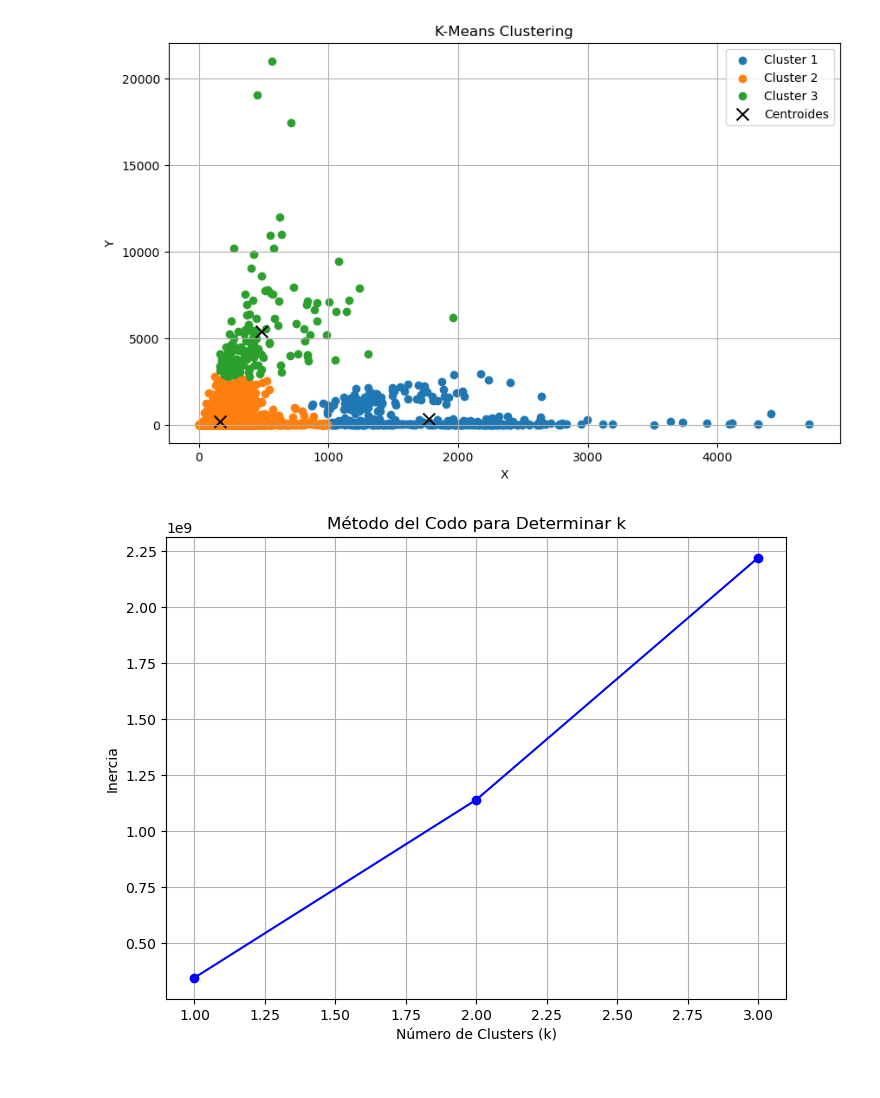
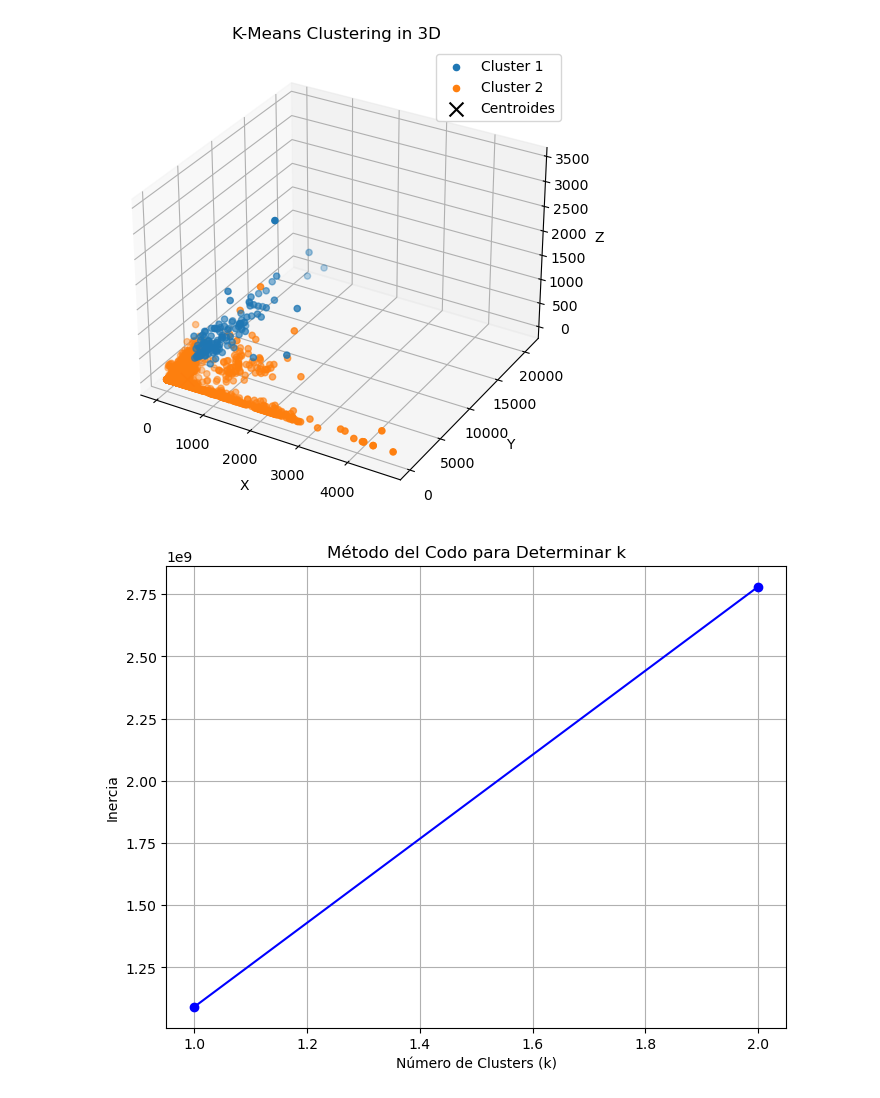
Before and after one commit to Senorita-glez/MachineLearning, a Jupyter notebook: Practica-2/Practica-2.ipynb, the cells around one changed output. Drawn from its saved outputs; the diff is of its cells as text; code cells hidden in the pictures.

```diff
--- a/Practica-2/Practica-2.ipynb
+++ b/Practica-2/Practica-2.ipynb
@@ -61,35 +79,6 @@ def plot_clusters(centroids, clusters):
     ax1.set_title('K-Means Clustering')
     ax1.legend()
     ax1.grid(True)
-# %%
-
-def plot_clusters_3d(centroids, clusters):
-    fig = plt.figure(figsize=(10, 6))
-    ax1 = fig.add_subplot(111, projection='3d')
-
-    for i, cluster in enumerate(clusters):
-        x, y, z = zip(*cluster)
-        ax1.scatter(x, y, z, label=f'Cluster {i + 1}')
-
-    centroids_x, centroids_y, centroids_z = zip(*centroids)
-    ax1.scatter(centroids_x, centroids_y, centroids_z, color='black', marker='x', s=100, label='Centroides')
-
-    ax1.set_xlabel('X')
-    ax1.set_ylabel('Y')
-    ax1.set_zlabel('Z')
-    ax1.set_title('K-Means Clustering in 3D')
-    ax1.legend()
-
-    plt.show()
-# %%
-def calculate_inertia(k, clusters, centroids):
-    total_inertia = 0
-    for i in range(k):
-        cluster_points = clusters[i]
-        centroid = centroids[i]
-        inertia_cluster = sum(disEuclidian(centroid, point) ** 2 for point in cluster_points)
-        total_inertia += inertia_cluster
-    return total_inertia
 # %%
 def kMeansComplete(Archive, listaCaracteristicas, k):
     data = pd.read_csv(Archive)
@@ -122,7 +111,7 @@ def kMeansComplete(Archive, listaCaracteristicas, k):
     plt.grid(True)
     plt.show()
 # %%
-kMeansComplete('Live.csv', ['num_reactions', 'num_comments','num_shares', 'num_likes'], 3)
+kMeansComplete('Live.csv', ['num_reactions', 'num_comments', 'num_shares'], 2)
 # %% [output]
-[figure, old version]
+[figure, new version]
-[figure, old version]
+[figure, new version]
```
Also changed, not shown: parts of 1 cell of this notebook.
